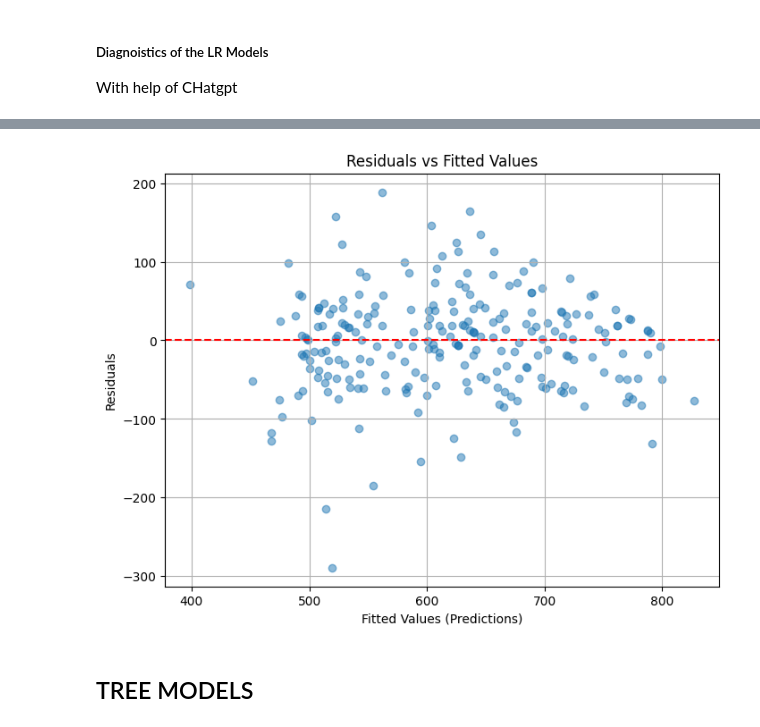
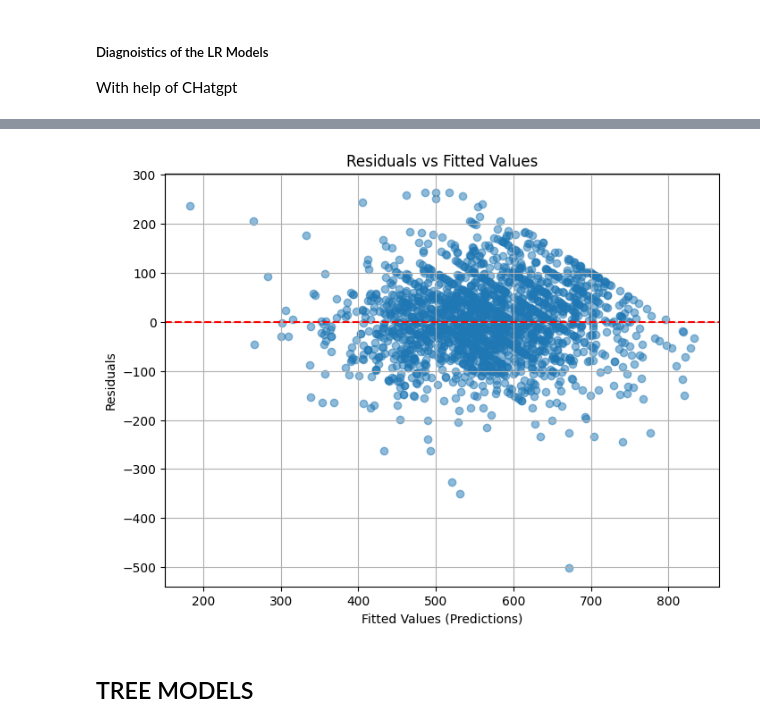
Before and after one commit to MAST30034-AppliedDataScience/project-2-group-real-estate-industry-project-21, a Jupyter notebook: notebooks/modelling.ipynb, the cells around one changed output, grey strips where cells are left out. Saved outputs shown, nothing was run; the diff lists cells and outputs as text; code cells hidden in the pictures.

Commit message:
re-clean data and fit models again with full properties data

```diff
--- a/notebooks/modelling.ipynb
+++ b/notebooks/modelling.ipynb
@@ -438,5 +452,5 @@ def backward_elimination(data: DataFrame, features: list, label: str, stop_thres
     return features_to_keep
 # %%
 # Perform backward elimination
-final_features = backward_elimination(data, feature_columns, 'cost', stop_threshold=8.5)
+final_features = backward_elimination(data, feature_columns, 'cost', stop_threshold=15)
 # %% [output]
@@ -469,7 +478,7 @@ Training model with 55 features.
 assembler = VectorAssembler(inputCols=final_features, outputCol='features')
 
 # Transform the features into a single vector column
-data = sdf.select('cost', *feature_columns)
+data = sdf.select('cost', *final_features)
 data = assembler.transform(data)
 # %%
 # Create a StandardScaler instance
@@ -480,8 +489,3 @@ scaler_model = scaler.fit(data)
 
 # Transform the data using the fitted scaler
 data = scaler_model.transform(data)
-# %%
-# Split the data into training and test sets
-data = data.filter(F.col("cost") > 100)
-train_data, test_data = data.randomSplit([0.7, 0.3], seed=1003)
-train_data
@@ -505,0 +492,3 @@ only showing top 20 rows
+# %%
+train_data, test_data = data.randomSplit([0.8, 0.2], seed=1003)
+train_data
@@ -604,24 +608,21 @@ plt.show()
 # %%
 ### Residuals vs fitted...
-
-
-actual_cost = test_data.select('cost').toPandas()
 predictions = lr_model.transform(test_data).select('prediction').toPandas()
 
 # Step 2: Calculate residuals
 residuals = actual_cost['cost'] - predictions['prediction']
 
 # Step 3: Create a Residuals vs. Fitted Values Plot
 plt.figure(figsize=(8, 6))
 plt.scatter(predictions['prediction'], residuals, alpha=0.5)
 plt.axhline(y=0, color='red', linestyle='--')  # Add a horizontal line at y=0
 plt.title('Residuals vs Fitted Values')
 plt.xlabel('Fitted Values (Predictions)')
 plt.ylabel('Residuals')
 plt.grid()
 plt.show()
 # %% [output]
-[figure, old version]
+[figure, new version]
 # %% [markdown]
 ## TREE MODELS
 # %%
```
Also changed, not shown: parts of 25 cells of this notebook, 2 other files.
